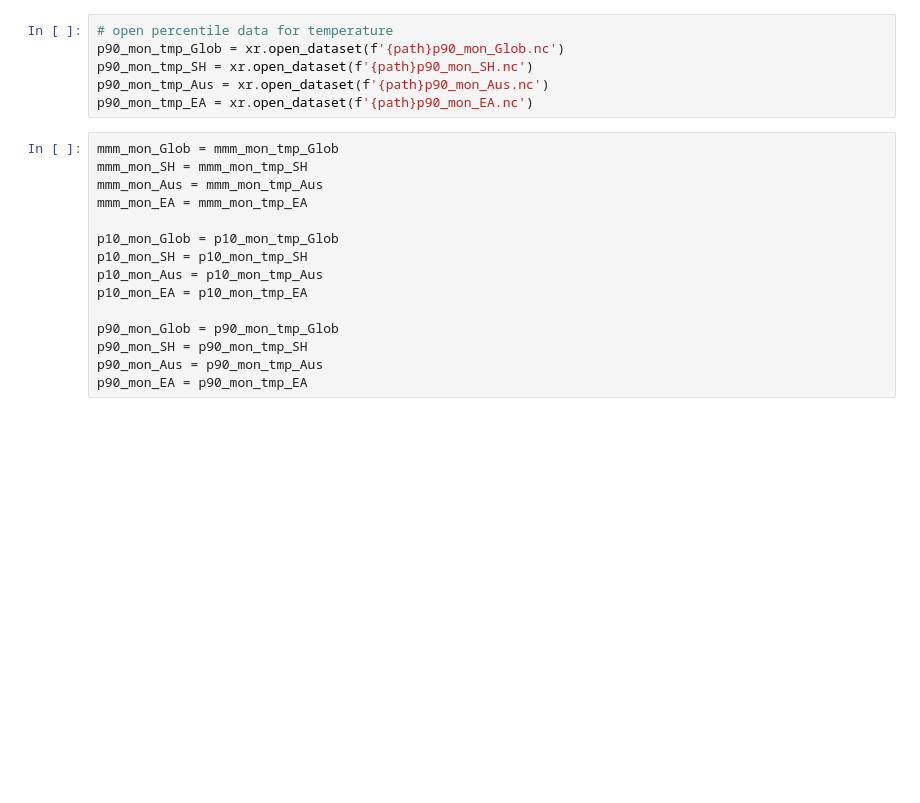
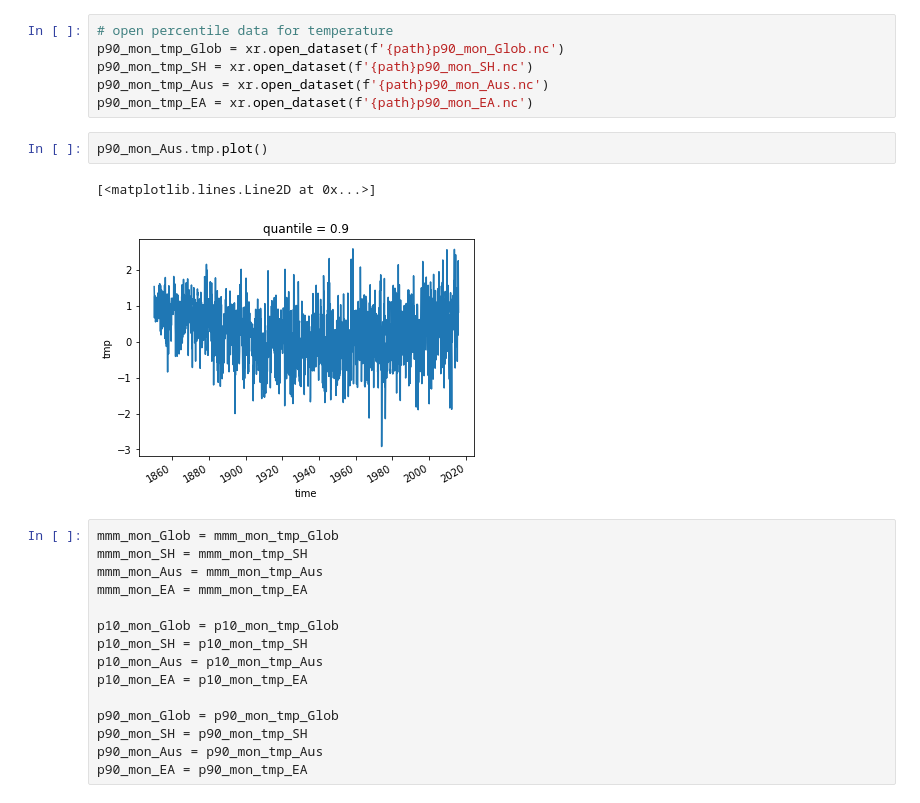
Before and after one commit to kbongi/reanalysis, a Jupyter notebook: Time_series_plots_2021.05.03.ipynb, the cells around one changed output. Drawn from its saved outputs; the diff is of its cells as text; blank space fills up the shorter version.

```diff
--- a/Time_series_plots_2021.05.03.ipynb
+++ b/Time_series_plots_2021.05.03.ipynb
@@ -90,6 +95,11 @@ p90_mon_tmp_Glob = xr.open_dataset(f'{path}p90_mon_Glob.nc')
 p90_mon_tmp_SH = xr.open_dataset(f'{path}p90_mon_SH.nc')
 p90_mon_tmp_Aus = xr.open_dataset(f'{path}p90_mon_Aus.nc')
 p90_mon_tmp_EA = xr.open_dataset(f'{path}p90_mon_EA.nc')
+# %%
+p90_mon_Aus.tmp.plot()
+# %% [output]
+[<matplotlib.lines.Line2D at 0x...>]
+[figure, added]
 # %%
 mmm_mon_Glob = mmm_mon_tmp_Glob
 mmm_mon_SH = mmm_mon_tmp_SH
```
Also changed, not shown: parts of 7 cells of this notebook.
